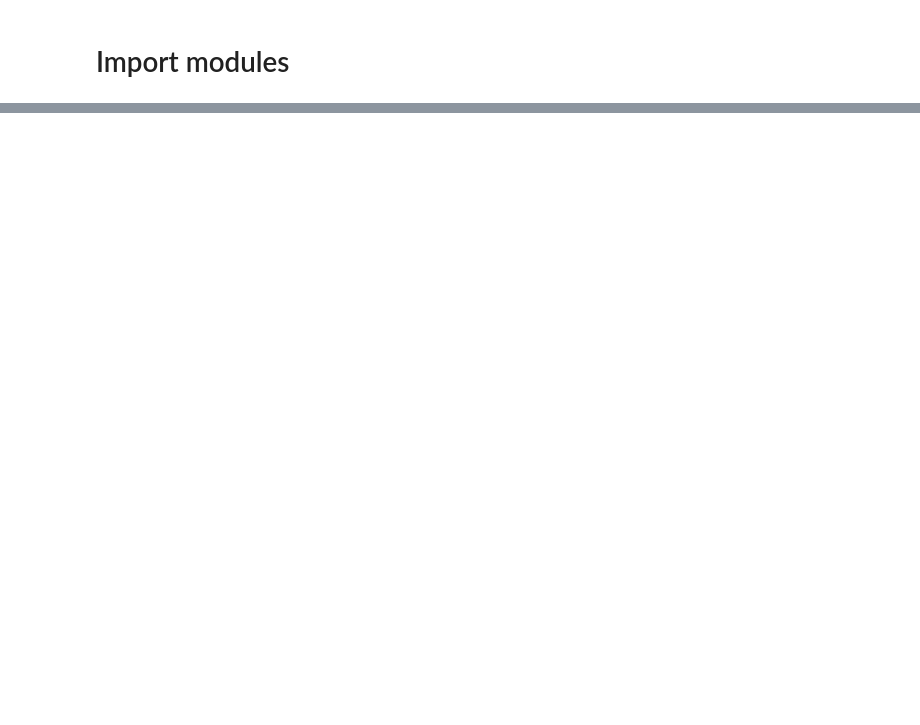
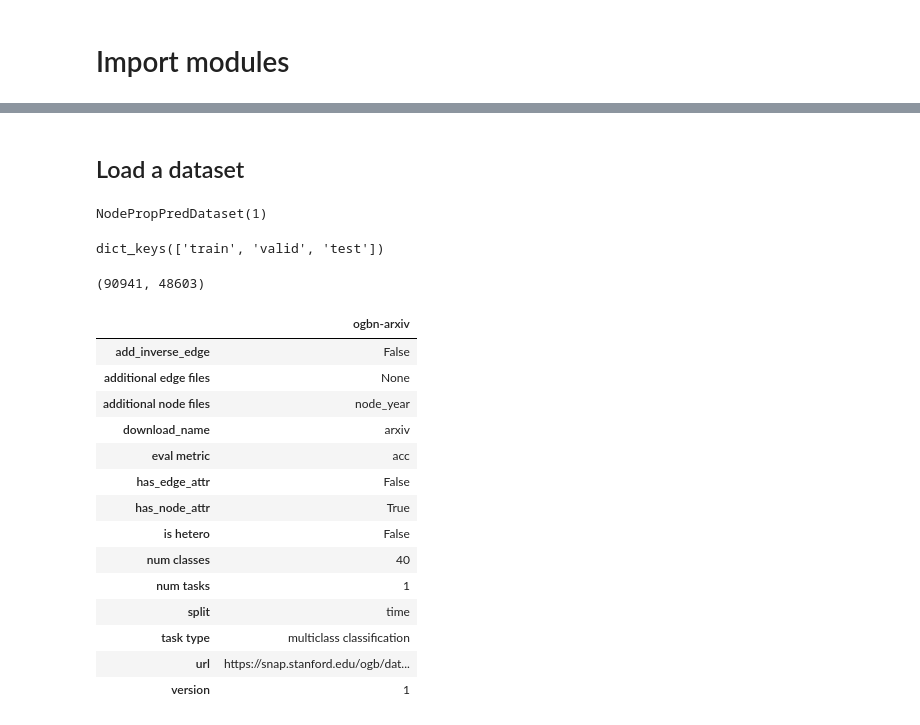
Before and after one commit to beangoben/gnn_workshop_riiaa, a Jupyter notebook: Template.ipynb, the cells around one changed output, grey strips where cells are left out. Drawn from its saved outputs; the diff is of its cells as text; code cells hidden in the pictures; blank space fills up the shorter version.

```diff
--- a/Template.ipynb
+++ b/Template.ipynb
@@ -59,5 +200,34 @@ tf     : 2.2.0-rc4
+# %% [markdown]
+## Load a dataset
 # %%
-#import torch_geometric.transforms as T
-from ogb.nodeproppred import PygNodePropPredDataset
+from ogb.nodeproppred import NodePropPredDataset
 
-dataset = PygNodePropPredDataset(name='ogbn-arxiv')
+dataset = NodePropPredDataset(name = 'ogbn-arxiv')
+dataset
+# %% [output]
+NodePropPredDataset(1)
+# %%
+split_indices = dataset.get_idx_split()
+print(split_indices.keys())
+len(split_indices['train']),len(split_indices['test'])
+# %% [output]
+dict_keys(['train', 'valid', 'test'])
+(90941, 48603)
+# %%
+dataset.meta_info[['ogbn-arxiv']]
+# %% [output]
+|  | ogbn-arxiv |
+| add_inverse_edge | False |
+| additional edge files | None |
+| additional node files | node_year |
+| download_name | arxiv |
+| eval metric | acc |
+| has_edge_attr | False |
+| has_node_attr | True |
+| is hetero | False |
+| num classes | 40 |
+| num tasks | 1 |
+| split | time |
+| task type | multiclass classification |
+| url | https://snap.stanford.edu/ogb/dat... |
+| version | 1 |
```
Also changed, not shown: parts of 9 cells of this notebook, 4 other files.
